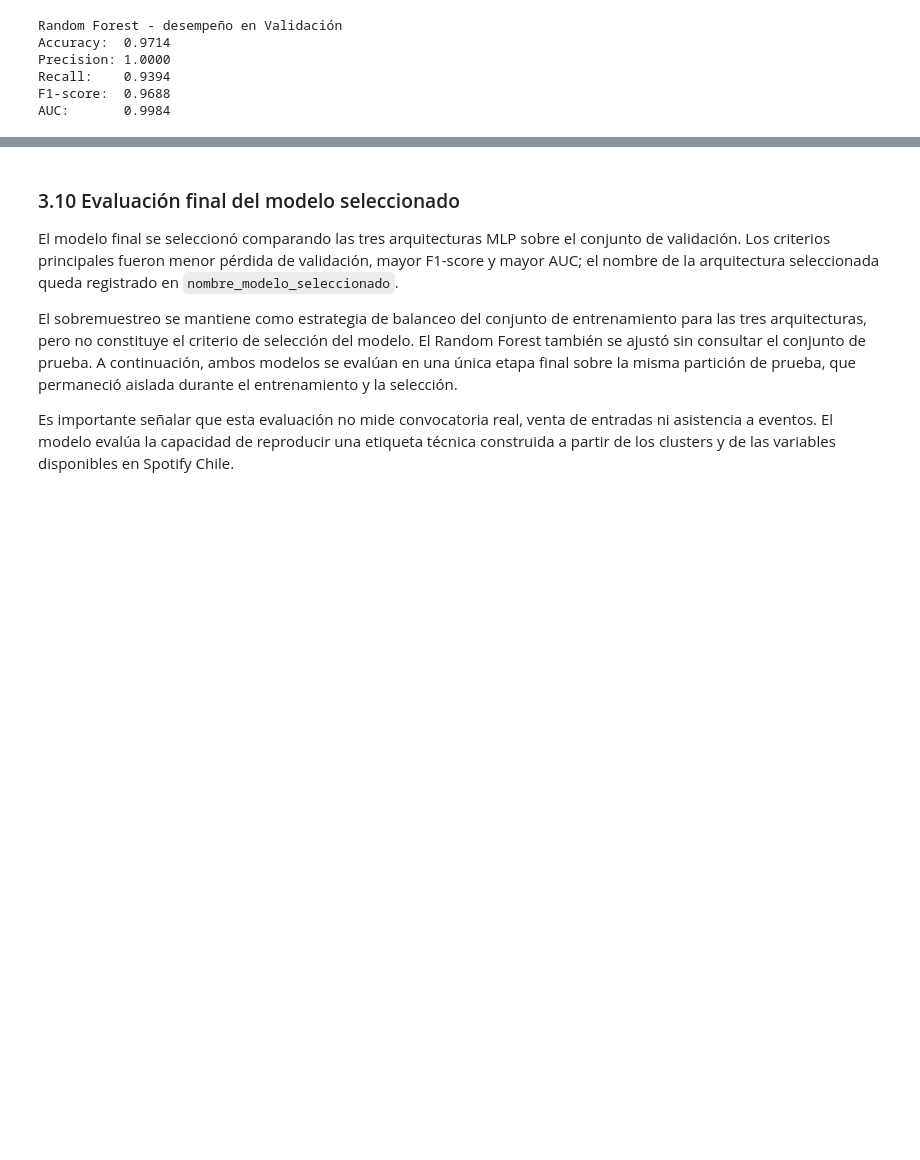
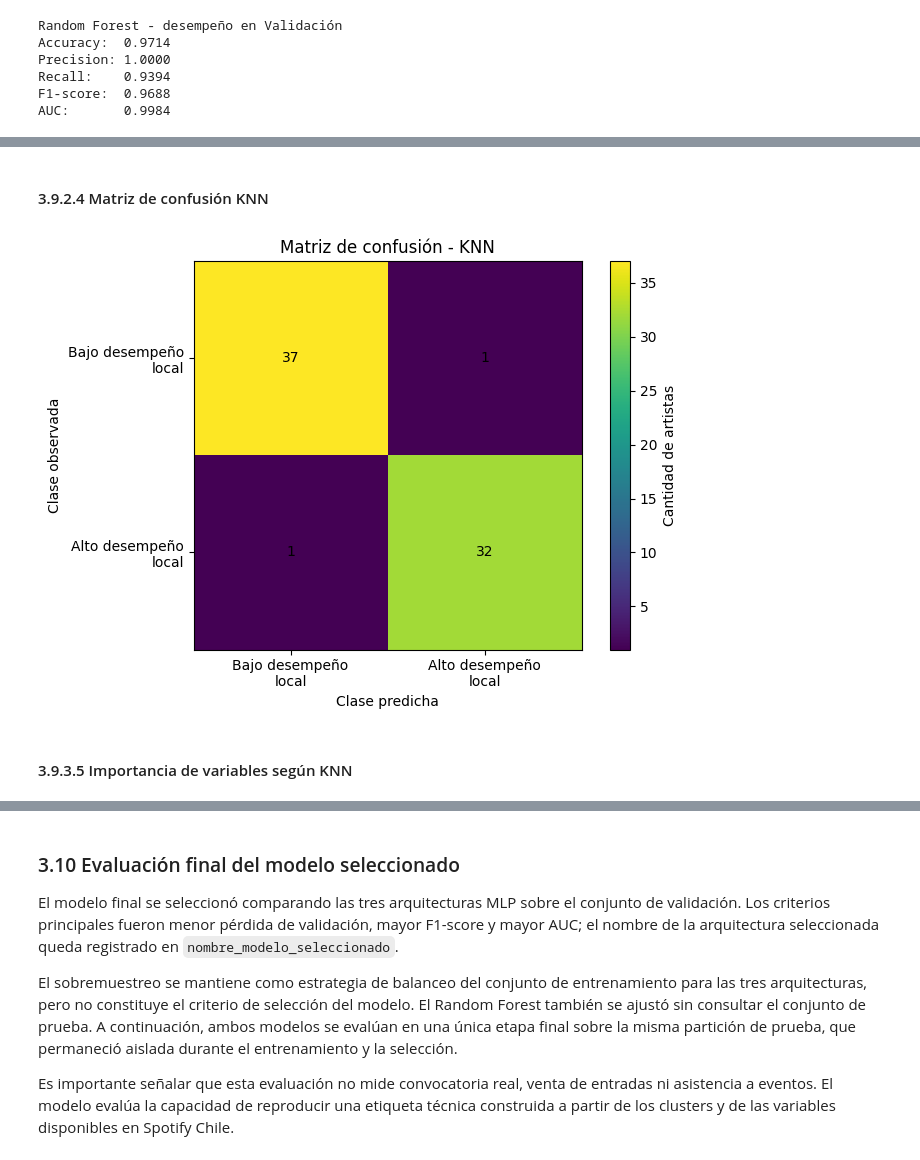
Before and after one commit to omarsanhuezaperiodista-ai/acif104_s9_equipo2, a Jupyter notebook: spotify_artistas_chile_eda.ipynb, the cells around one changed output, grey strips where cells are left out. Drawn from its saved outputs; the diff is of its cells as text; code cells hidden in the pictures; blank space fills up the shorter version.

```diff
--- a/spotify_artistas_chile_eda.ipynb
+++ b/spotify_artistas_chile_eda.ipynb
@@ -2998,0 +3299,16 @@ AUC:       0.9984
+# %%
+# Selección hiperparámetros
+
+grid_knn = GridSearchCV(
+    knn_base,
+    param_grid_knn,
+    scoring="f1",
+    cv=5,
+    n_jobs=-1
+)
+grid_knn.fit(X_train_scaled, y_train)
+
+print("Mejores hiperparámetros encontrados (sobre Train):", grid_knn.best_params_)
+print("Mejor F1 promedio en validación cruzada:", round(grid_knn.best_score_, 4))
+
+modelo_knn = grid_knn.best_estimator_
@@ -2998,0 +3388,28 @@ AUC:       0.9984
+# %% [markdown]
+#### 3.9.2.4 Matriz de confusión KNN
+# %%
+plt.figure(figsize=(7, 5))
+
+plt.imshow(matriz_confusion_knn)
+
+plt.title("Matriz de confusión - KNN")
+plt.xlabel("Clase predicha")
+plt.ylabel("Clase observada")
+
+plt.xticks(ticks=np.arange(2), labels=clases_nombre)
+plt.yticks(ticks=np.arange(2), labels=clases_nombre)
+
+for i in range(matriz_confusion_knn.shape[0]):
+    for j in range(matriz_confusion_knn.shape[1]):
+        plt.text(
+            j, i, matriz_confusion_knn[i, j],
+            ha="center", va="center"
+        )
+
+plt.colorbar(label="Cantidad de artistas")
+plt.tight_layout()
+plt.show()
+# %% [output]
+[figure, added]
+# %% [markdown]
+#### 3.9.3.5 Importancia de variables según KNN
```
Also changed, not shown: parts of 60 cells of this notebook, 7 other files.
